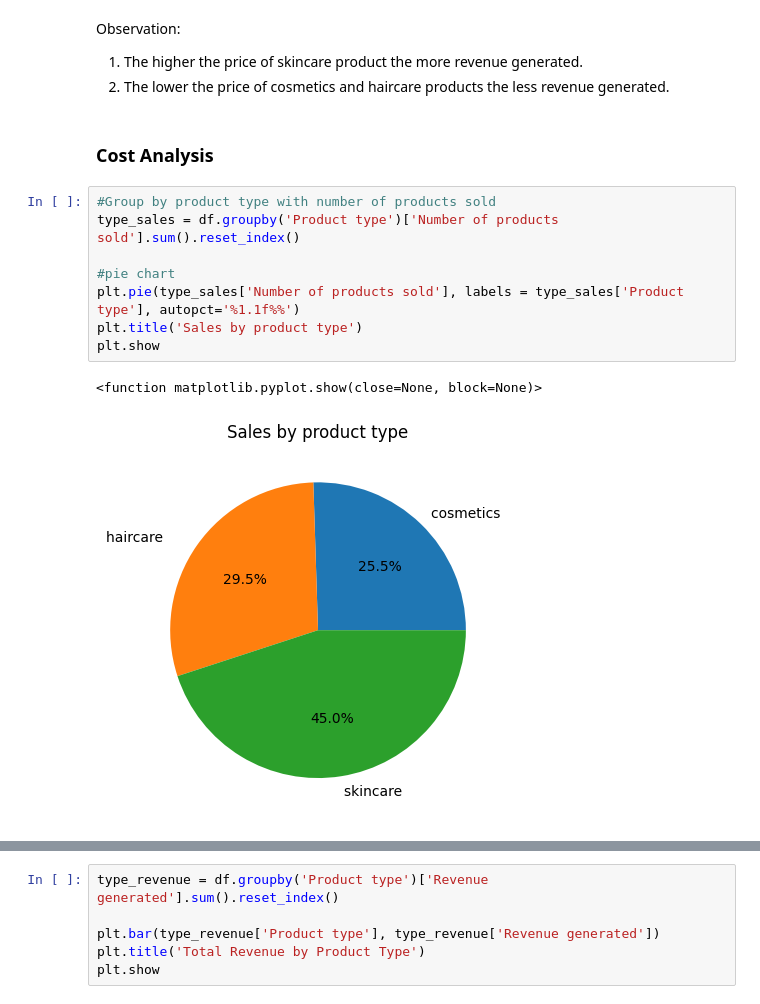
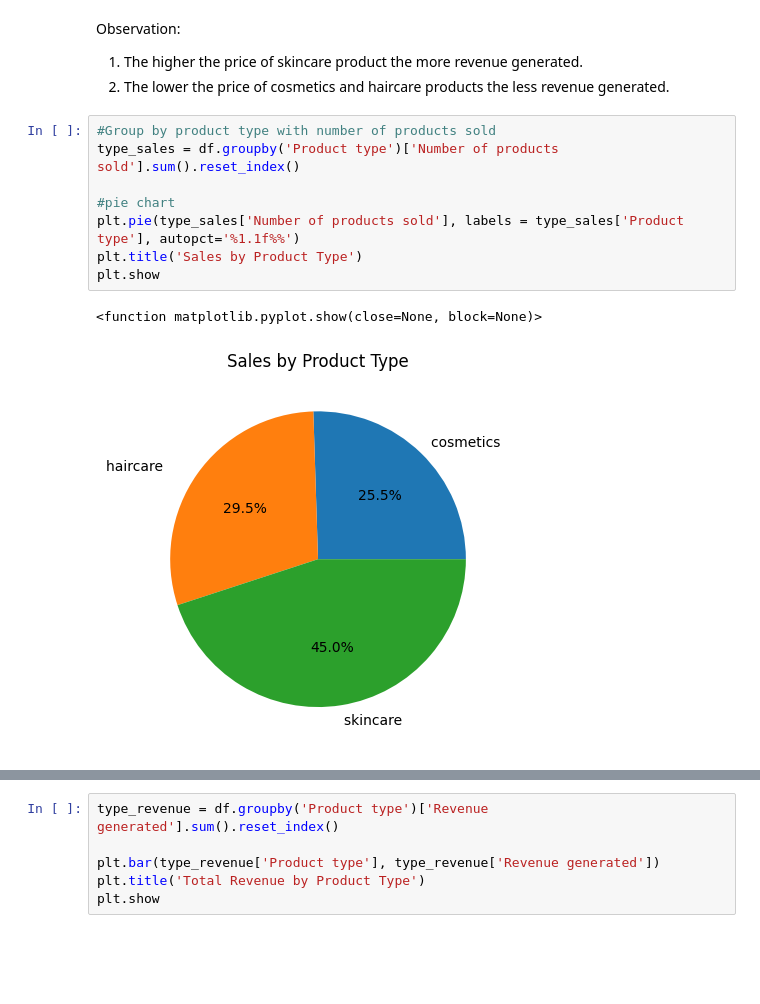
Before and after one commit to RizkiRiyadi/Supply_Chain_Case, a Jupyter notebook: Supply-Chain-EDA.ipynb, the cells around one changed output, grey strips where cells are left out. Drawn from its saved outputs; the diff is of its cells as text; blank space fills up the shorter version.

```diff
--- a/Supply-Chain-EDA.ipynb
+++ b/Supply-Chain-EDA.ipynb
@@ -111,16 +113,14 @@ fig.show()
 Observation:
 1. The higher the price of skincare product the more revenue generated.
 2. The lower the price of cosmetics and haircare products the less revenue generated.
-# %% [markdown]
-### Cost Analysis
 # %%
 #Group by product type with number of products sold
 type_sales = df.groupby('Product type')['Number of products sold'].sum().reset_index()
 
 #pie chart
 plt.pie(type_sales['Number of products sold'], labels = type_sales['Product type'], autopct='%1.1f%%')
-plt.title('Sales by product type')
+plt.title('Sales by Product Type')
 plt.show
 # %% [output]
 <function matplotlib.pyplot.show(close=None, block=None)>
-[figure, old version]
+[figure, new version]
```
Also changed, not shown: parts of 10 cells of this notebook.
